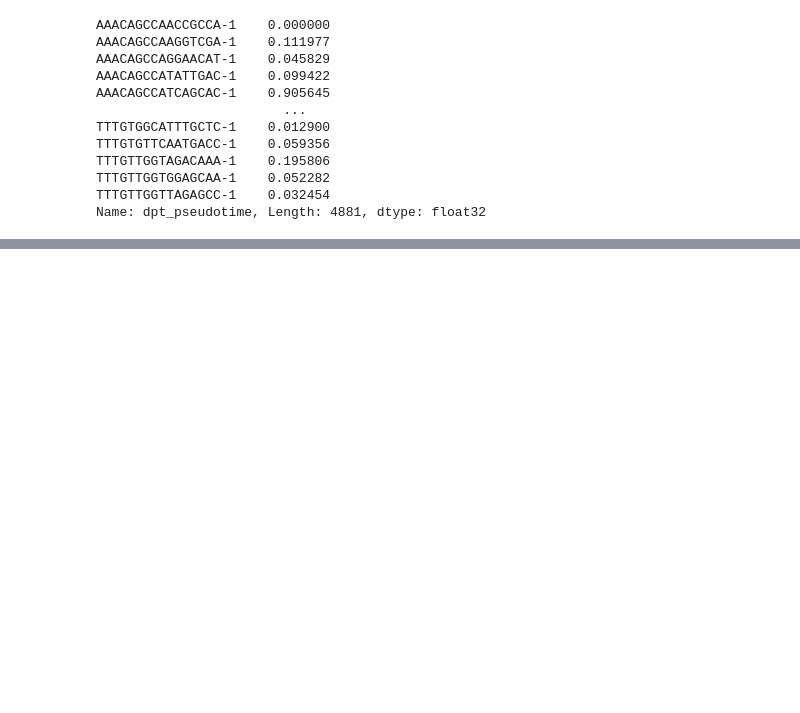
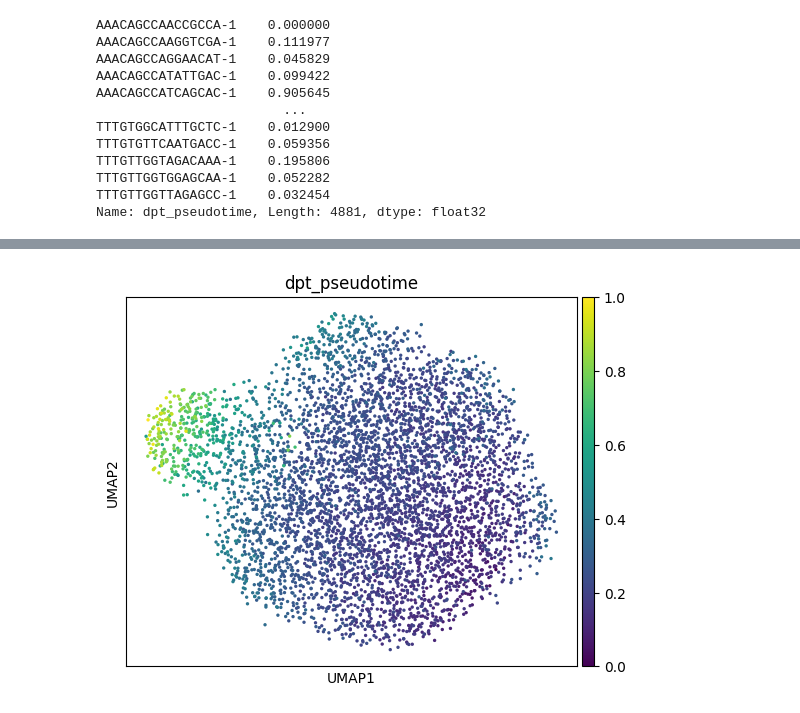
Before and after one commit to preet2706/scButterfly, a Jupyter notebook: datasets.ipynb, the cells around one changed output, grey strips where cells are left out. Drawn from its saved outputs; the diff is of its cells as text; code cells hidden in the pictures; blank space fills up the shorter version.

```diff
--- a/datasets.ipynb
+++ b/datasets.ipynb
@@ -164,0 +200,14 @@ Name: dpt_pseudotime, Length: 4881, dtype: float32
+# %%
+root_cell = share_rna.obs[share_rna.obs['leiden_1'] == '2'].index[0]
+
+# Set the root cell index in the .uns dictionary
+share_rna.uns['iroot'] = share_rna.obs_names.get_loc(root_cell)
+
+# Compute diffusion map and DPT pseudotime
+sc.tl.diffmap(share_rna)
+sc.tl.dpt(share_rna)
+
+# Visualize pseudotime on UMAP
+sc.pl.umap(share_rna, color='dpt_pseudotime', color_map='viridis')
+# %% [output]
+[figure, added]
```
Also changed, not shown: parts of 14 cells of this notebook, 13 other files.
